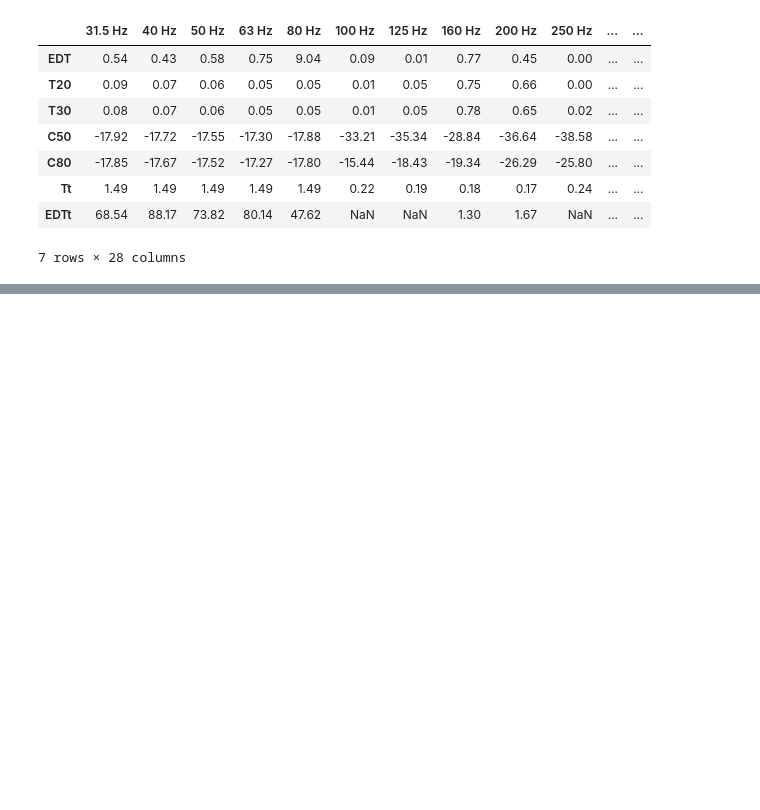
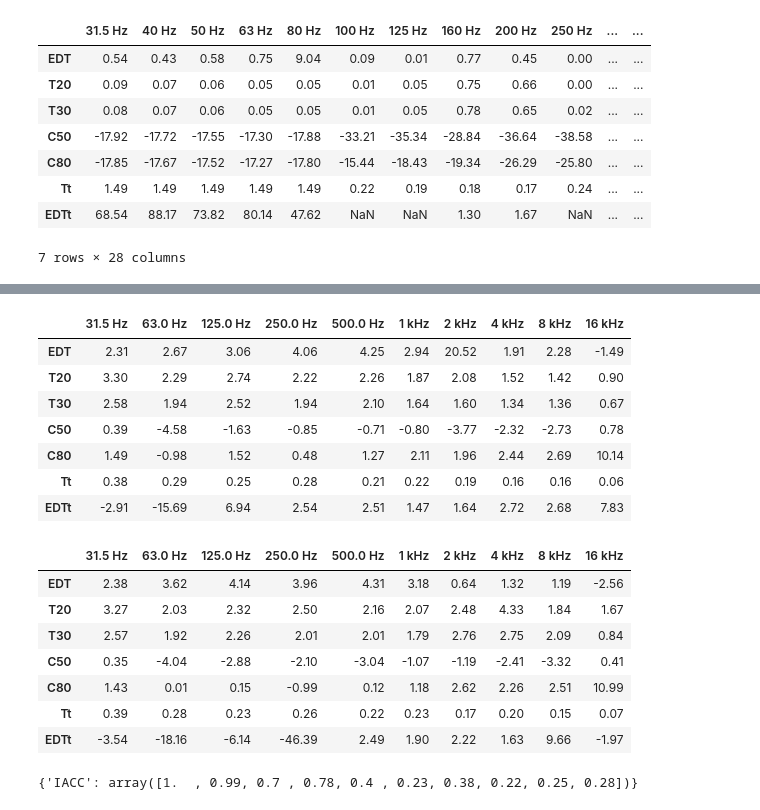
Before and after one commit to nahue-passano/ImpRA, a Jupyter notebook: notebooks/playground.ipynb, the cells around one changed output, grey strips where cells are left out. Saved outputs shown, nothing was run; the diff lists cells and outputs as text; code cells hidden in the pictures; blank space fills up the shorter version.

```diff
--- a/notebooks/playground.ipynb
+++ b/notebooks/playground.ipynb
@@ -183,0 +226,20 @@ analyzer.analyze(audio_path)
+# %%
+for i in channels_results:
+    display(i)
+# %% [output]
+|  | 31.5 Hz | 63.0 Hz | 125.0 Hz | 250.0 Hz | 500.0 Hz | 1 kHz | 2 kHz | 4 kHz | 8 kHz | 16 kHz |
+| EDT | 2.31 | 2.67 | 3.06 | 4.06 | 4.25 | 2.94 | 20.52 | 1.91 | 2.28 | -1.49 |
+| T20 | 3.30 | 2.29 | 2.74 | 2.22 | 2.26 | 1.87 | 2.08 | 1.52 | 1.42 | 0.90 |
+| T30 | 2.58 | 1.94 | 2.52 | 1.94 | 2.10 | 1.64 | 1.60 | 1.34 | 1.36 | 0.67 |
+| C50 | 0.39 | -4.58 | -1.63 | -0.85 | -0.71 | -0.80 | -3.77 | -2.32 | -2.73 | 0.78 |
+| C80 | 1.49 | -0.98 | 1.52 | 0.48 | 1.27 | 2.11 | 1.96 | 2.44 | 2.69 | 10.14 |
+| Tt | 0.38 | 0.29 | 0.25 | 0.28 | 0.21 | 0.22 | 0.19 | 0.16 | 0.16 | 0.06 |
+| EDTt | -2.91 | -15.69 | 6.94 | 2.54 | 2.51 | 1.47 | 1.64 | 2.72 | 2.68 | 7.83 |
+|  | 31.5 Hz | 63.0 Hz | 125.0 Hz | 250.0 Hz | 500.0 Hz | 1 kHz | 2 kHz | 4 kHz | 8 kHz | 16 kHz |
+| EDT | 2.38 | 3.62 | 4.14 | 3.96 | 4.31 | 3.18 | 0.64 | 1.32 | 1.19 | -2.56 |
+| T20 | 3.27 | 2.03 | 2.32 | 2.50 | 2.16 | 2.07 | 2.48 | 4.33 | 1.84 | 1.67 |
+| T30 | 2.57 | 1.92 | 2.26 | 2.01 | 2.01 | 1.79 | 2.76 | 2.75 | 2.09 | 0.84 |
+| C50 | 0.35 | -4.04 | -2.88 | -2.10 | -3.04 | -1.07 | -1.19 | -2.41 | -3.32 | 0.41 |
+| C80 | 1.43 | 0.01 | 0.15 | -0.99 | 0.12 | 1.18 | 2.62 | 2.26 | 2.51 | 10.99 |
+| Tt | 0.39 | 0.28 | 0.23 | 0.26 | 0.22 | 0.23 | 0.17 | 0.20 | 0.15 | 0.07 |
+| EDTt | -3.54 | -18.16 | -6.14 | -46.39 | 2.49 | 1.90 | 2.22 | 1.63 | 9.66 | -1.97 |
@@ -183,0 +248,6 @@ analyzer.analyze(audio_path)
+# %%
+from impra.process.parameters import calculate_IACC
+
+calculate_IACC(signal_filtered_per_channel, impra_engine.sample_rate)
+# %% [output]
+{'IACC': array([1.  , 0.99, 0.7 , 0.78, 0.4 , 0.23, 0.38, 0.22, 0.25, 0.28])}
```
Also changed, not shown: parts of 10 cells of this notebook.
